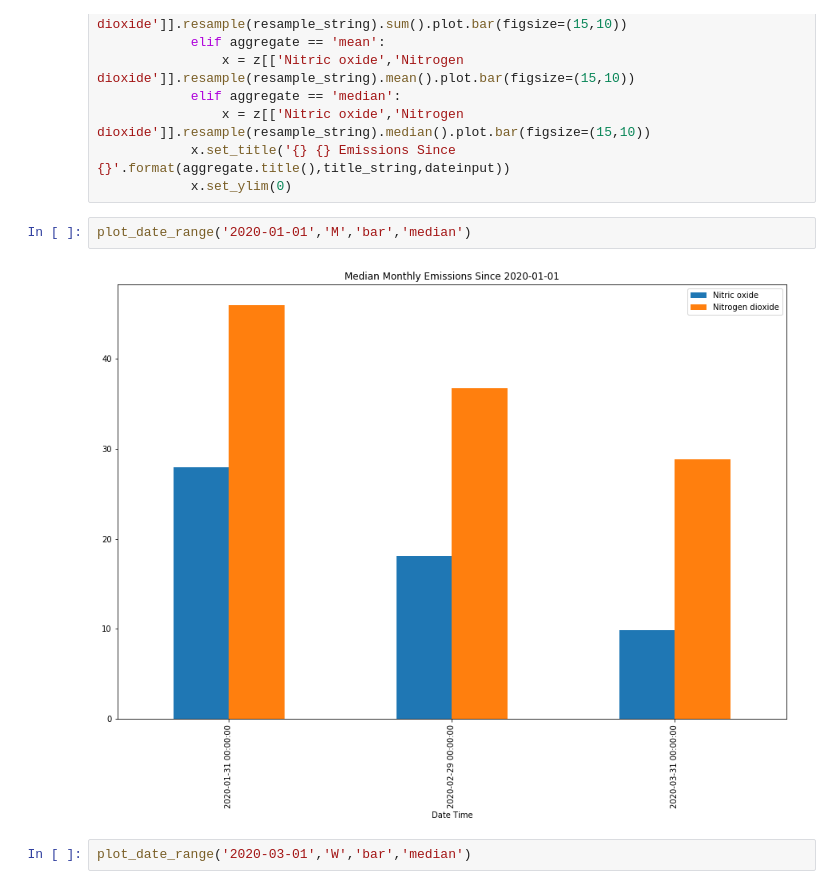
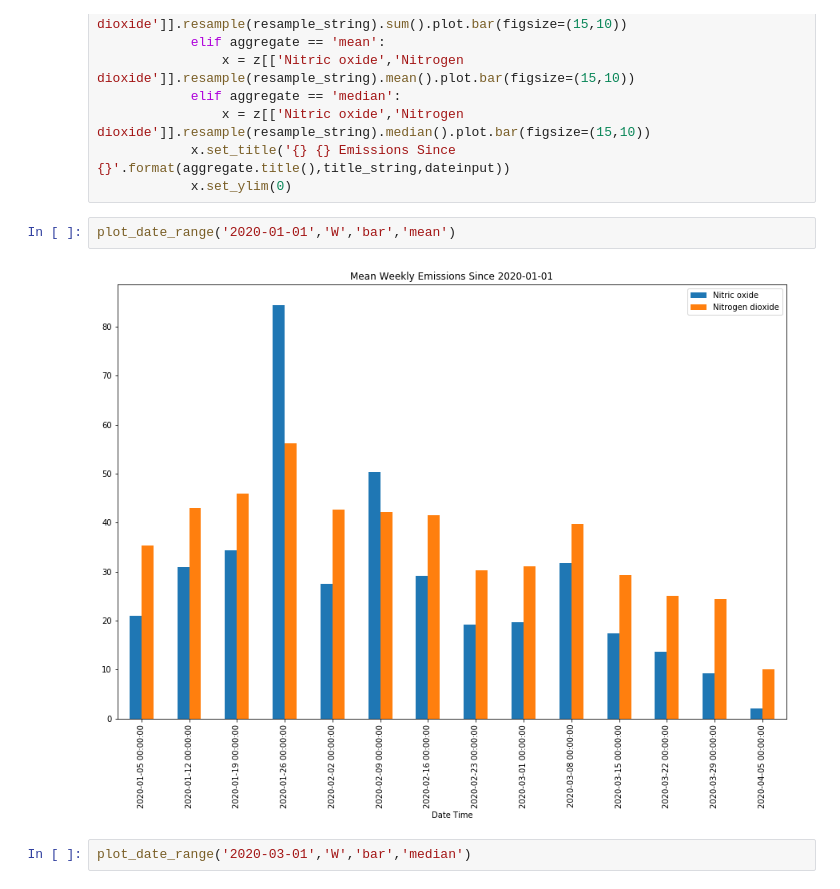
Before and after one commit to productivityboyz/Air-Pollution-Project, a Jupyter notebook: Derby Air Pollution.ipynb, the cells around one changed output. Saved outputs shown, nothing was run; the diff lists cells and outputs as text.

```diff
--- a/Derby Air Pollution.ipynb
+++ b/Derby Air Pollution.ipynb
@@ -161,9 +141,9 @@ def plot_date_range(dateinput,resample_string,plottype,aggregate):
             x.set_title('{} {} Emissions Since {}'.format(aggregate.title(),title_string,dateinput))
             x.set_ylim(0)
 # %%
-plot_date_range('2020-01-01','M','bar','median')
+plot_date_range('2020-01-01','W','bar','mean')
 # %% [output]
-[figure, old version]
+[figure, new version]
 # %%
 plot_date_range('2020-03-01','W','bar','median')
 # %% [output]
```
Also changed, not shown: parts of 10 cells of this notebook, 1 other file.
